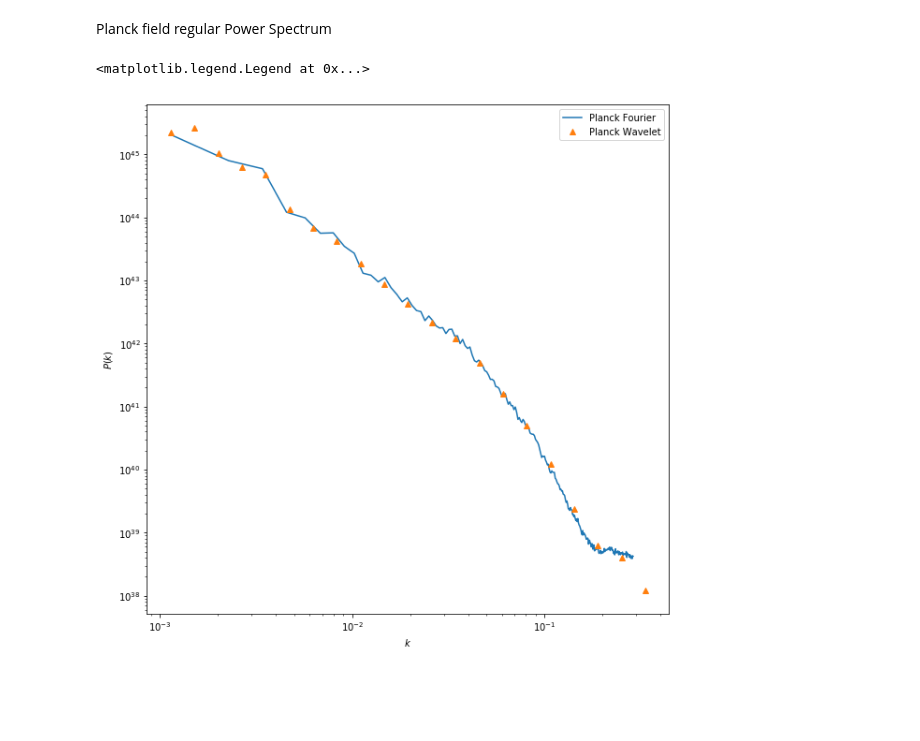
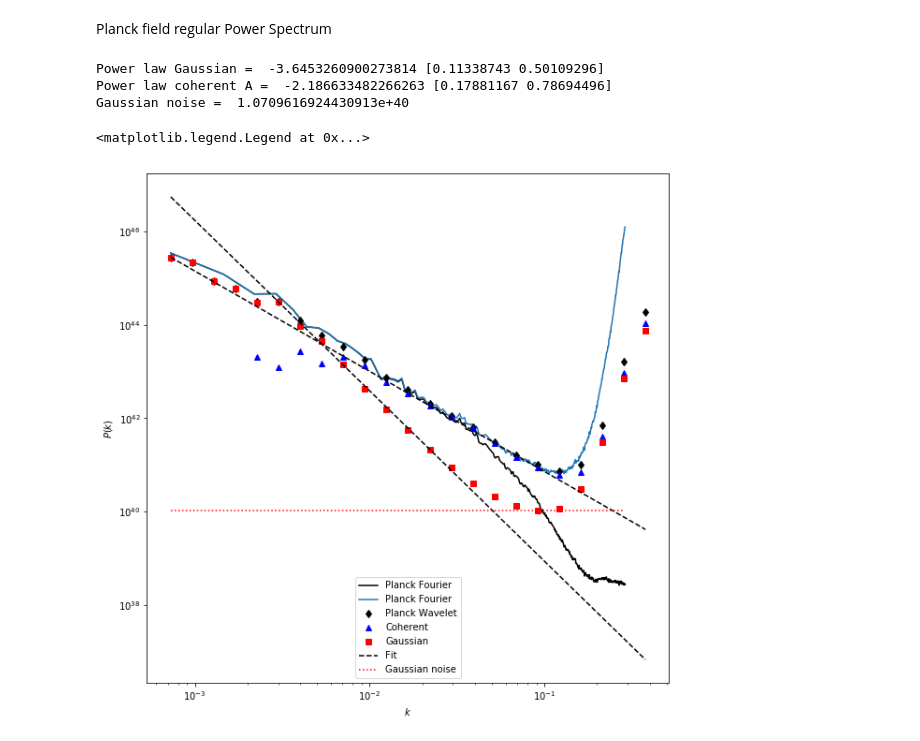
Before and after one commit to hoangducthuong/notebooks, a Jupyter notebook: Polaris_Planck.ipynb, the cells around one changed output. Saved outputs shown, nothing was run; the diff lists cells and outputs as text; code cells hidden in the pictures; blank space fills up the shorter version.

```diff
--- a/Polaris_Planck.ipynb
+++ b/Polaris_Planck.ipynb
@@ -10,7 +10,7 @@ Populating the interactive namespace from numpy and matplotlib
 On a map ~4 times larger than the Herschel field.
 # %%
 fig_all = plt.figure(1, figsize=(15,15))
-figfile = '/Users/robitaij/postdoc/Planck/HFI_tau353_polaris.fits'
+figfile = '/Users/robitaij/postdoc/Planck/HFI_tau353_polaris_6x_cut.fits'
 fig = aplpy.FITSFigure(figfile,figure=fig_all)
 fig.show_colorscale(cmap='gray')
 fig.tick_labels.set_xformat('hh')
@@ -107,27 +108,76 @@ Planck field regular Power Spectrum
 # %%
 #Apodization
 
 na = im.shape[1]
 nb = im.shape[0]
 
 tapper = apodize(nb,na,0.98)
 imt = im *tapper
-imr = padding(imt,512,512)
+imr = padding(imt,800,800)
 
 #Fourier power spectrum
 tab_k, spec_k = powspec(imr, reso=reso)
 
+#Beam Power spectrum
+#FWHM = 4.86 / (reso)  #Beam size at 353 GHz (Planck)
+FWHM = 5.5 / (reso)  #Beam size at 353 GHz (Planck)
+beam = gauss_beam(FWHM,800,800,FWHM=True)
+tab_k, spec_beam = powspec(beam, reso=reso)
+spec_beamn = spec_beam/spec_beam[0]  #Spectrum normalisation
+#Bwt, BS11a, Bwav_k, BS1a, Bq = fan_trans(beam, reso=reso, q=0, qdyn=False)
+#del Bwt,BS11a,Bq
+#BS1an = BS1a / BS1a[4]
+
 #Wavelet power spectrum
-#wtPo, S11aPo, wav_kPo, S1aPo, qo = fan_trans(im, reso=reso, q=0, qdyn=False, apodize= 0.98, arrdim = np.array([512,512]), cutpad=False)
+#q = [1.9]*24
+
+#wtPo, S11aPo, wav_kPo, S1aPo, qo = fan_trans(im, reso=reso, q=q, qdyn=False, skewl=0.4, apodize= 0.98, arrdim = np.array([800,800]))
+
+MPo = wav_kPo.size
+S1aPon = np.copy(S1aPo)
+
+S1aPon[0,3:] = S1aPo[0,3:]/BS1an[3:]
+S1aPon[1,3:] = S1aPo[1,3:]/BS1an[3:]
+S1aPon[2,3:] = S1aPo[2,3:]/BS1an[3:]
 
 figure(figsize=(10,10))
-plot(tab_k, spec_k,label='Planck Fourier')
-plot(wav_kPo, S1aPo,'^',label='Planck Wavelet')
+plot(tab_k, spec_k,color='black',label='Planck Fourier')
+plot(tab_k, spec_k/spec_beamn,label='Planck Fourier')
+plot(wav_kPo, S1aPon[0,:],'d',color='black',label='Planck Wavelet')
+plot(wav_kPo, S1aPon[1,:],'^',color='blue',label='Coherent')
+plot(wav_kPo, S1aPon[2,:],'s',color='red',label='Gaussian')
 plt.xscale('log')
 plt.yscale('log')
 plt.xlabel('$k$')
 plt.ylabel('$P(k)$')
+
+#Power law fit
+coef,cov = np.polyfit(np.log(wav_kPo[7:14]),np.log(S1aPon[2,7:14]),deg=1,cov=True)
+yfit = np.exp(coef[1])*wav_kPo**coef[0]
+
+coef2,cov2 = np.polyfit(np.log(wav_kPo[10:18]),np.log(S1aPon[1,10:18]),deg=1,cov=True)
+yfit2 = np.exp(coef2[1])*wav_kPo**coef2[0]
+
+#coef3,cov3 = np.polyfit(np.log(wav_kPo[8:13]),np.log(S1aPon[1,8:13]),deg=1,cov=True)
+#yfit3 = np.exp(coef3[1])*wav_kPo**coef3[0]
+
+print "Power law Gaussian = ", coef[0], np.sqrt(np.diag(cov))
+print "Power law coherent A = ", coef3[0], np.sqrt(np.diag(cov3))
+#print "Power law coherent B = ", coef2[0], np.sqrt(np.diag(cov2))
+
+plot(wav_kPo, yfit, '--', color='black', label='Fit')
+plot(wav_kPo, yfit2, '--', color='black')
+#plot(wav_kPo, yfit3, '--', color='black')
+
+#Gaussian noise
+plot([np.min(tab_k),np.max(tab_k)], [S1aPon[2,17],S1aPon[2,17]], ':', color='red',label="Gaussian noise")
+
+print "Gaussian noise = ", S1aPon[2,17]
+
 plt.legend()
 # %% [output]
-<matplotlib.legend.Legend at 0x...>
+Power law Gaussian =  -3.6453260900273814 [0.11338743 0.50109296]
+Power law coherent A =  -2.186633482266263 [0.17881167 0.78694496]
+Gaussian noise =  1.0709616924430913e+40
+<matplotlib.legend.Legend at 0x...>
-[figure, old version]
+[figure, new version]
```
Also changed, not shown: parts of 8 cells of this notebook.
